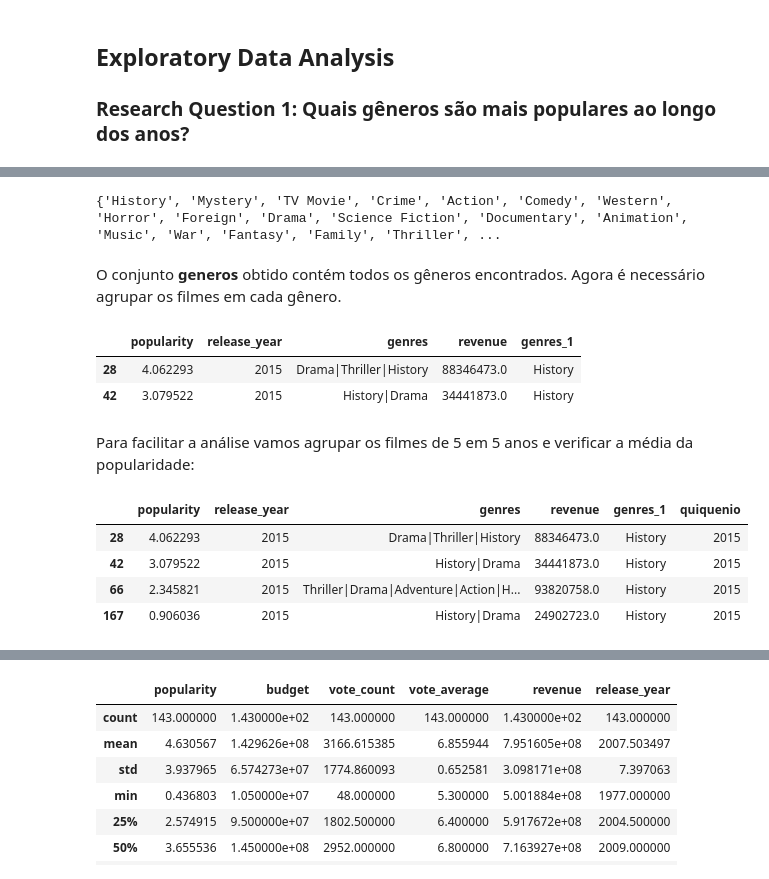
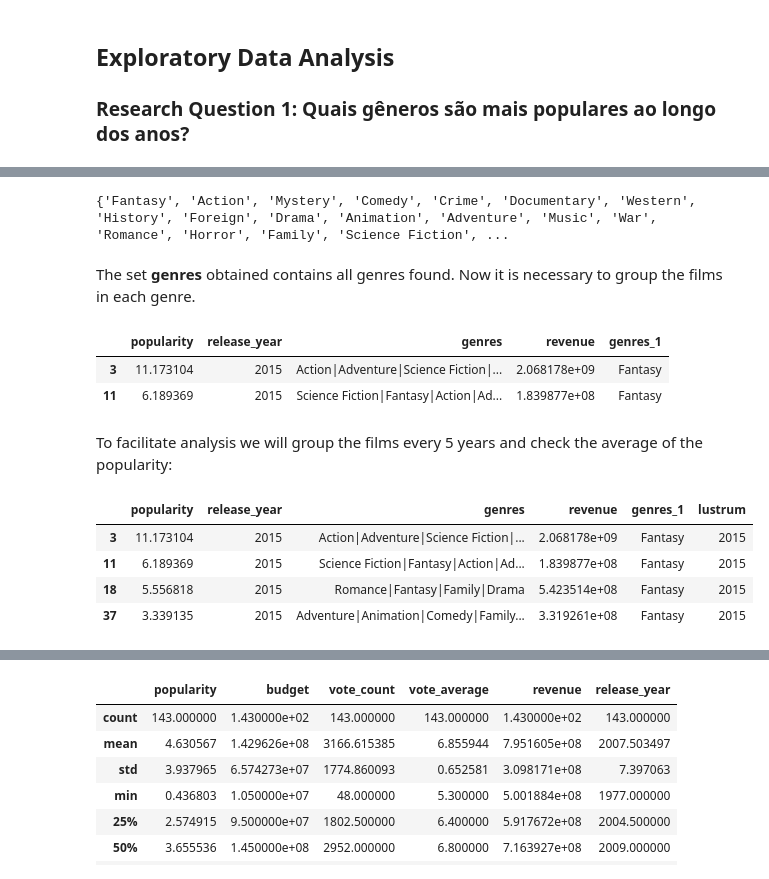
Before and after one commit to KelenAcquati/Project-Investigate-Dataset-Final, a Jupyter notebook: investigate-a-dataset-template.ipynb, the cells around one changed output, grey strips where cells are left out. Saved outputs shown, nothing was run; the diff lists cells and outputs as text; code cells hidden in the pictures.

Commit message:
Traduzido do Português para o Inglês

```diff
--- a/investigate-a-dataset-template.ipynb
+++ b/investigate-a-dataset-template.ipynb
@@ -225,15 +225,15 @@ Para responder essa questão, foram tomados os seguintes passos:
 # %%
 gen_splitted = [gs.split('|') for gs in df.genres.unique()]
-generos = set([g for gs in gen_splitted for g in gs])
-print(generos)
+genres = set([g for gs in gen_splitted for g in gs])
+print(genres)
 # %% [output]
-{'History', 'Mystery', 'TV Movie', 'Crime', 'Action', 'Comedy', 'Western', 'Horror', 'Foreign', 'Drama', 'Science Fiction', 'Documentary', 'Animation', 'Music', 'War', 'Fantasy', 'Family', 'Thriller', ...
+{'Fantasy', 'Action', 'Mystery', 'Comedy', 'Crime', 'Documentary', 'Western', 'History', 'Foreign', 'Drama', 'Animation', 'Adventure', 'Music', 'War', 'Romance', 'Horror', 'Family', 'Science Fiction', ...
-# %% [markdown]
-O conjunto **generos** obtido contém todos os gêneros encontrados. Agora é necessário agrupar os filmes em cada gênero.
+# %% [markdown]
+The set **genres** obtained contains all genres found. Now it is necessary to group the films in each genre.
 # %%
-# Obtendo filmes x gênero
+# make movie by genre
 movie_groups = []
-for g in generos:
+for g in genres:
     movie_gen = df[df.genres.str.contains(g)][['popularity', 'release_year', 'genres','revenue']]
     movie_gen['genres_1'] = np.repeat(g, movie_gen.shape[0])
     movie_groups.append(movie_gen)
@@ -242,20 +242,20 @@ movies = pd.concat(movie_groups)
 movies.head(2)
 # %% [output]
 |  | popularity | release_year | genres | revenue | genres_1 |
-| 28 | 4.062293 | 2015 | Drama|Thriller|History | 88346473.0 | History |
-| 42 | 3.079522 | 2015 | History|Drama | 34441873.0 | History |
+| 3 | 11.173104 | 2015 | Action|Adventure|Science Fiction|... | 2.068178e+09 | Fantasy |
+| 11 | 6.189369 | 2015 | Science Fiction|Fantasy|Action|Ad... | 1.839877e+08 | Fantasy |
-# %% [markdown]
-Para facilitar a análise vamos agrupar os filmes de 5 em 5 anos e verificar a média da popularidade:
+# %% [markdown]
+To facilitate analysis we will group the films every 5 years and check the average of the popularity:
 # %%
-# Relação de algumas variáveis com gênero em um período de cinco em cinco anos
+# set lustrum field (period of five years)
 
 period = 5
-movies['quiquenio'] = (movies.release_year // period)*period
+movies['lustrum'] = (movies.release_year // period)*period
 movies.head(4)
 # %% [output]
-|  | popularity | release_year | genres | revenue | genres_1 | quiquenio |
-| 28 | 4.062293 | 2015 | Drama|Thriller|History | 88346473.0 | History | 2015 |
-| 42 | 3.079522 | 2015 | History|Drama | 34441873.0 | History | 2015 |
-| 66 | 2.345821 | 2015 | Thriller|Drama|Adventure|Action|H... | 93820758.0 | History | 2015 |
-| 167 | 0.906036 | 2015 | History|Drama | 24902723.0 | History | 2015 |
+|  | popularity | release_year | genres | revenue | genres_1 | lustrum |
+| 3 | 11.173104 | 2015 | Action|Adventure|Science Fiction|... | 2.068178e+09 | Fantasy | 2015 |
+| 11 | 6.189369 | 2015 | Science Fiction|Fantasy|Action|Ad... | 1.839877e+08 | Fantasy | 2015 |
+| 18 | 5.556818 | 2015 | Romance|Fantasy|Family|Drama | 5.423514e+08 | Fantasy | 2015 |
+| 37 | 3.339135 | 2015 | Adventure|Animation|Comedy|Family... | 3.319261e+08 | Fantasy | 2015 |
 # %%
```
Also changed, not shown: parts of 56 cells of this notebook.
